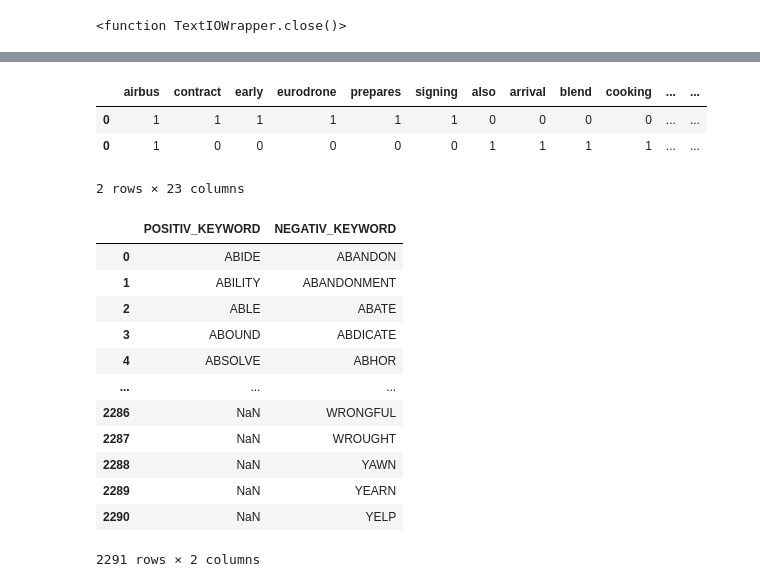
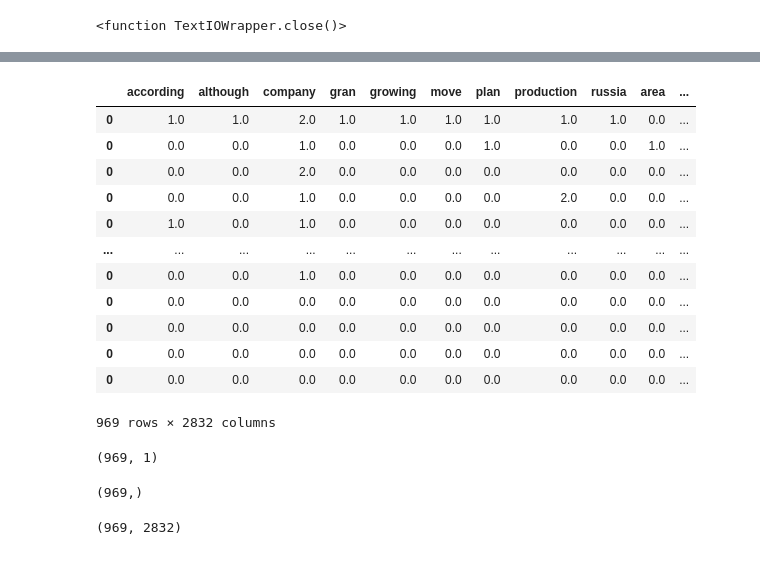
Before and after one commit to LouisRouss/PIE, a Jupyter notebook: Louis/Sentiment Analysis.ipynb, the cells around one changed output, grey strips where cells are left out. Saved outputs shown, nothing was run; the diff lists cells and outputs as text; code cells hidden in the pictures.

```diff
--- a/Louis/Sentiment Analysis.ipynb
+++ b/Louis/Sentiment Analysis.ipynb
@@ -32,0 +126,4 @@ bag_of_words = NLP.AddInBow(bag_of_words,words,BOW)
+# %%
+y = enc.fit_transform(y)
+# %%
+y = y-1 # neutral = 0, positive = 1, negative = -1
@@ -33,23 +134,34 @@ bag_of_words = NLP.AddInBow(bag_of_words,words,BOW)
+# %%
+bag_of_words = pd.DataFrame()
+for i in range(len(X_train)):
+    text = X_train[i]
+    words,BOW = NLP.bagofwords(text,'en', stop_words=stop_words_en, remove_non_words=False, stemming=False)
+    bag_of_words = NLP.addinbow(bag_of_words,words,BOW)
+bag_of_words
+# %% [output]
+|  | according | although | company | gran | growing | move | plan | production | russia | area | ... |
+| 0 | 1.0 | 1.0 | 2.0 | 1.0 | 1.0 | 1.0 | 1.0 | 1.0 | 1.0 | 0.0 | ... |
+| 0 | 0.0 | 0.0 | 1.0 | 0.0 | 0.0 | 0.0 | 1.0 | 0.0 | 0.0 | 1.0 | ... |
+| 0 | 0.0 | 0.0 | 2.0 | 0.0 | 0.0 | 0.0 | 0.0 | 0.0 | 0.0 | 0.0 | ... |
+| 0 | 0.0 | 0.0 | 1.0 | 0.0 | 0.0 | 0.0 | 0.0 | 2.0 | 0.0 | 0.0 | ... |
+| 0 | 1.0 | 0.0 | 1.0 | 0.0 | 0.0 | 0.0 | 0.0 | 0.0 | 0.0 | 0.0 | ... |
+| ... | ... | ... | ... | ... | ... | ... | ... | ... | ... | ... | ... |
+| 0 | 0.0 | 0.0 | 1.0 | 0.0 | 0.0 | 0.0 | 0.0 | 0.0 | 0.0 | 0.0 | ... |
+| 0 | 0.0 | 0.0 | 0.0 | 0.0 | 0.0 | 0.0 | 0.0 | 0.0 | 0.0 | 0.0 | ... |
+| 0 | 0.0 | 0.0 | 0.0 | 0.0 | 0.0 | 0.0 | 0.0 | 0.0 | 0.0 | 0.0 | ... |
+| 0 | 0.0 | 0.0 | 0.0 | 0.0 | 0.0 | 0.0 | 0.0 | 0.0 | 0.0 | 0.0 | ... |
+| 0 | 0.0 | 0.0 | 0.0 | 0.0 | 0.0 | 0.0 | 0.0 | 0.0 | 0.0 | 0.0 | ... |
+969 rows × 2832 columns
+# %%
+y_train.shape
+# %% [output]
+(969, 1)
+# %%
+y_train = y_train.reshape(-1)
+y_train.shape
+# %% [output]
+(969,)
 # %%
-bag_of_words
+bag_of_words.shape
 # %% [output]
-|  | airbus | contract | early | eurodrone | prepares | signing | also | arrival | blend | cooking | ... | ... |
-| 0 | 1 | 1 | 1 | 1 | 1 | 1 | 0 | 0 | 0 | 0 | ... | ... |
-| 0 | 1 | 0 | 0 | 0 | 0 | 0 | 1 | 1 | 1 | 1 | ... | ... |
-2 rows × 23 columns
+(969, 2832)
-# %%
-dico
-# %% [output]
-|  | POSITIV_KEYWORD | NEGATIV_KEYWORD |
-| 0 | ABIDE | ABANDON |
-| 1 | ABILITY | ABANDONMENT |
-| 2 | ABLE | ABATE |
-| 3 | ABOUND | ABDICATE |
-| 4 | ABSOLVE | ABHOR |
-| ... | ... | ... |
-| 2286 | NaN | WRONGFUL |
-| 2287 | NaN | WROUGHT |
-| 2288 | NaN | YAWN |
-| 2289 | NaN | YEARN |
-| 2290 | NaN | YELP |
-2291 rows × 2 columns
```
Also changed, not shown: parts of 36 cells of this notebook, 5 other files.
